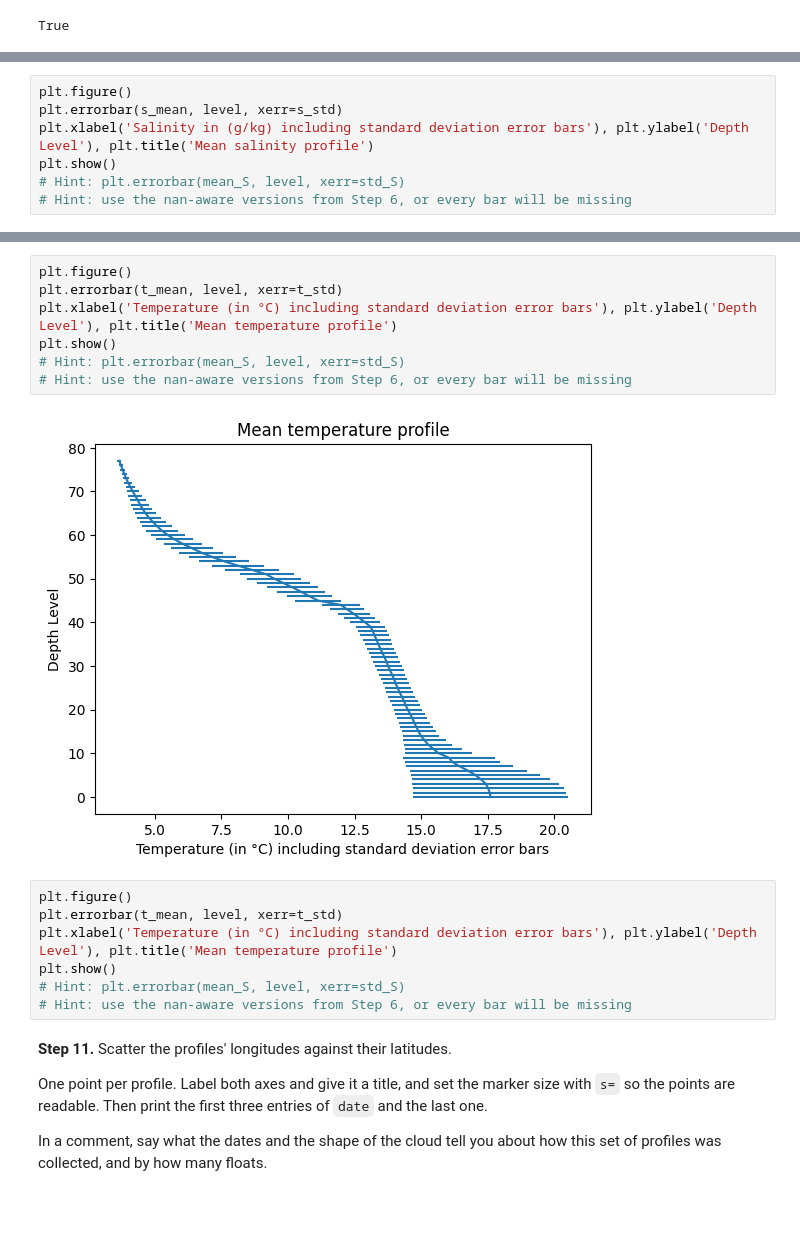
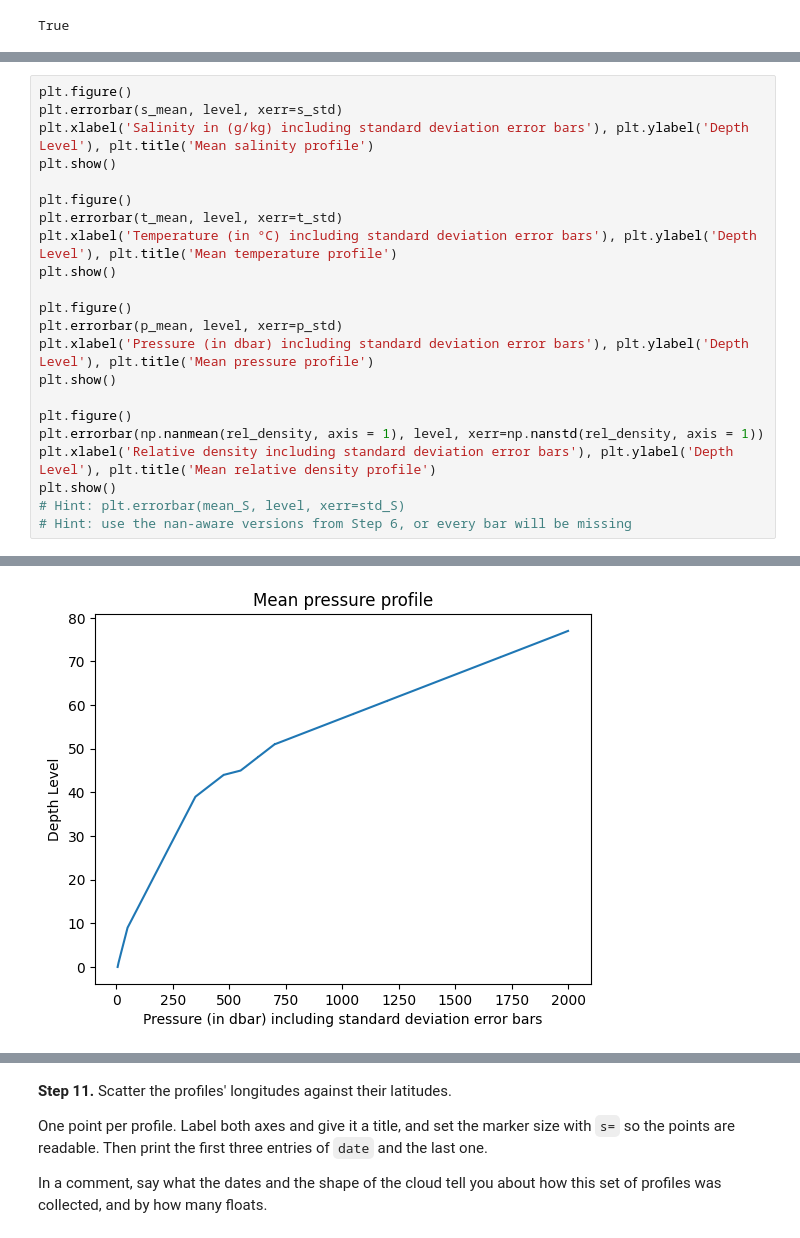
Before and after one commit to NilsChabloz/2026_Intro_Python, a Jupyter notebook: live/part-I/1.3-numpy-environmental-exercises.ipynb, the cells around one changed output, grey strips where cells are left out. Cells and saved outputs as stored; diff of their text form; blank space fills up the shorter version.

```diff
--- a/live/part-I/1.3-numpy-environmental-exercises.ipynb
+++ b/live/part-I/1.3-numpy-environmental-exercises.ipynb
@@ -375,6 +394,21 @@ plt.figure()
 plt.errorbar(s_mean, level, xerr=s_std)
 plt.xlabel('Salinity in (g/kg) including standard deviation error bars'), plt.ylabel('Depth Level'), plt.title('Mean salinity profile')
 plt.show()
+
+plt.figure()
+plt.errorbar(t_mean, level, xerr=t_std)
+plt.xlabel('Temperature (in °C) including standard deviation error bars'), plt.ylabel('Depth Level'), plt.title('Mean temperature profile')
+plt.show()
+
+plt.figure()
+plt.errorbar(p_mean, level, xerr=p_std)
+plt.xlabel('Pressure (in dbar) including standard deviation error bars'), plt.ylabel('Depth Level'), plt.title('Mean pressure profile')
+plt.show()
+
+plt.figure()
+plt.errorbar(np.nanmean(rel_density, axis = 1), level, xerr=np.nanstd(rel_density, axis = 1))
+plt.xlabel('Relative density including standard deviation error bars'), plt.ylabel('Depth Level'), plt.title('Mean relative density profile')
+plt.show()
 # Hint: plt.errorbar(mean_S, level, xerr=std_S)
 # Hint: use the nan-aware versions from Step 6, or every bar will be missing
 # %% [output]
@@ -381,0 +417 @@ plt.show()
+[figure, added]
@@ -382,19 +419,3 @@ plt.show()
-# %%
-plt.figure()
-plt.errorbar(t_mean, level, xerr=t_std)
-plt.xlabel('Temperature (in °C) including standard deviation error bars'), plt.ylabel('Depth Level'), plt.title('Mean temperature profile')
-plt.show()
-# Hint: plt.errorbar(mean_S, level, xerr=std_S)
-# Hint: use the nan-aware versions from Step 6, or every bar will be missing
-# %% [output]
-[figure, removed]
-# %%
-plt.figure()
-plt.errorbar(t_mean, level, xerr=t_std)
-plt.xlabel('Temperature (in °C) including standard deviation error bars'), plt.ylabel('Depth Level'), plt.title('Mean temperature profile')
-plt.show()
-# Hint: plt.errorbar(mean_S, level, xerr=std_S)
-# Hint: use the nan-aware versions from Step 6, or every bar will be missing
 # %% [markdown]
 **Step 11.** Scatter the profiles' longitudes against their latitudes.
 
```
Also changed, not shown: parts of 9 cells of this notebook.
